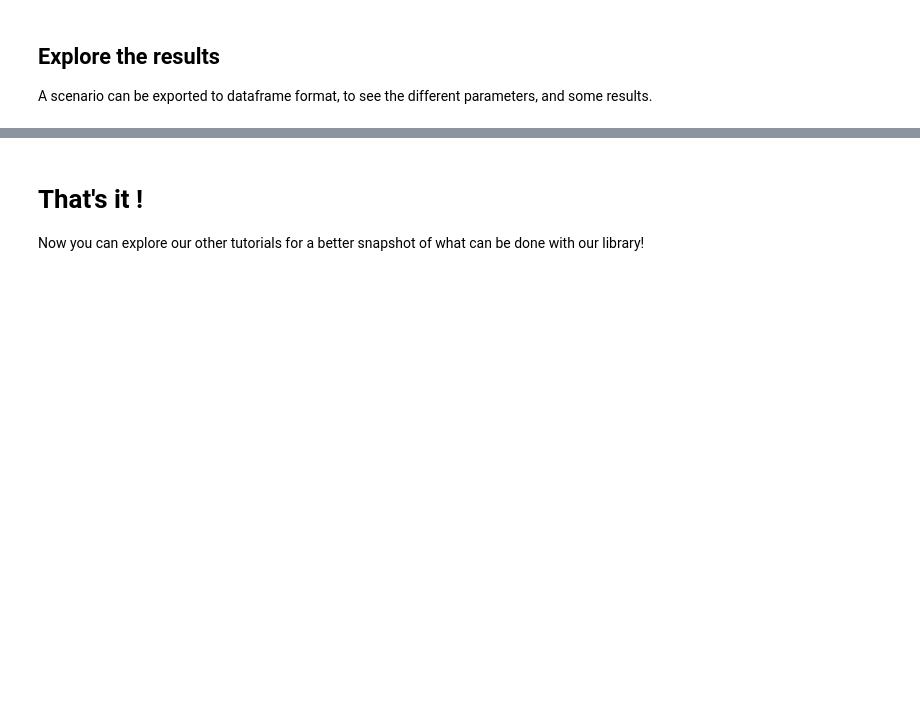
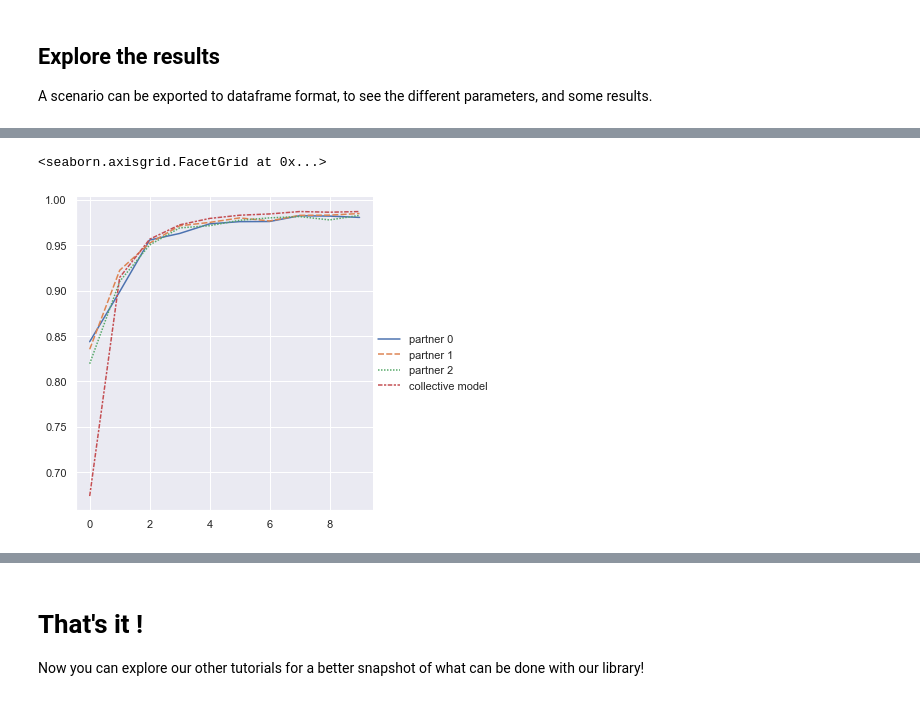
Before and after one commit to LabeliaLabs/distributed-learning-contributivity, a Jupyter notebook: notebooks/examples/1__INTRO_MNIST.ipynb, the cells around one changed output, grey strips where cells are left out. Drawn from its saved outputs; the diff is of its cells as text; code cells hidden in the pictures; blank space fills up the shorter version.

```diff
--- a/notebooks/examples/1__INTRO_MNIST.ipynb
+++ b/notebooks/examples/1__INTRO_MNIST.ipynb
@@ -264,0 +336,4 @@ Model accuracy : 0.9876000285148621
+# %%
+score_collective = my_scenario.mpl.score_matrix_collective_models.mean(axis=1)
+scores_df['collective model'] = score_collective
+scores_df
@@ -264,0 +352,5 @@ Model accuracy : 0.9876000285148621
+# %%
+sns.relplot(data = scores_df, kind="line")
+# %% [output]
+<seaborn.axisgrid.FacetGrid at 0x...>
+[figure, added]
```
Also changed, not shown: parts of 31 cells of this notebook, 2 other files.
